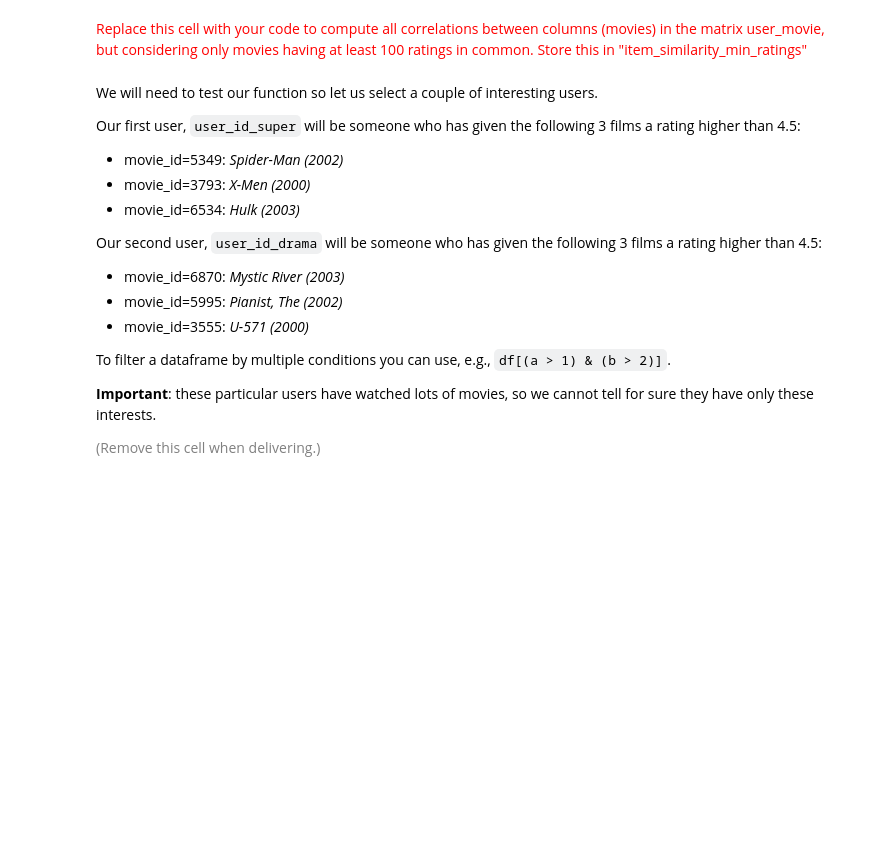
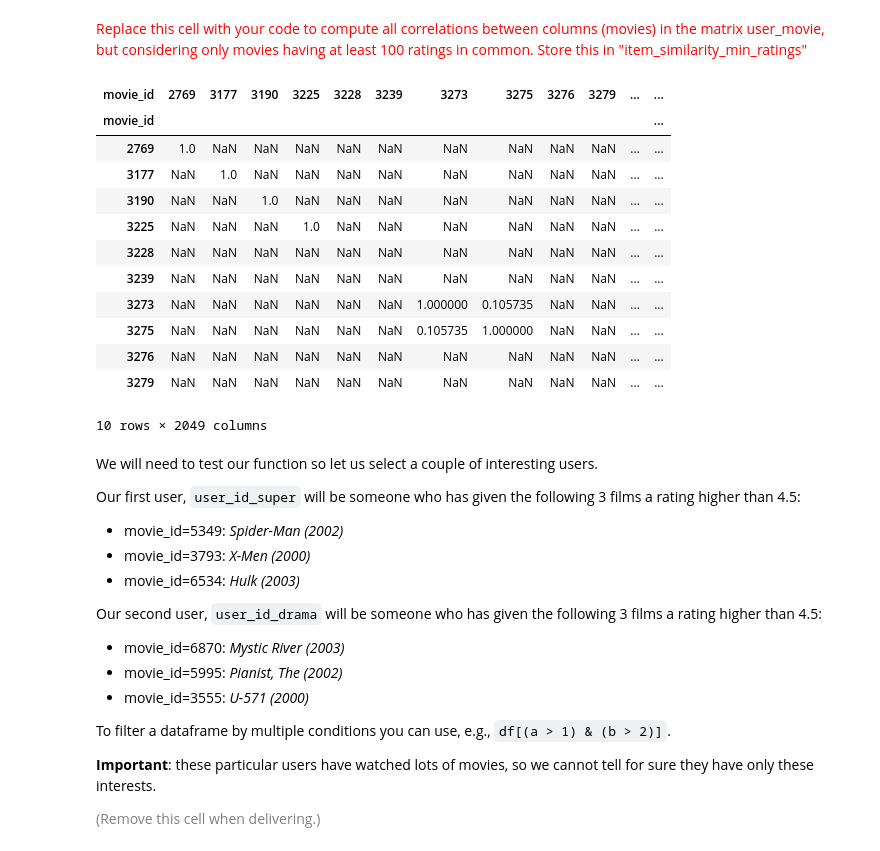
Before and after one commit to BernatQuintilla/data-mining-course, a Jupyter notebook: practicum/ps06/ps06_item_based_recsys.ipynb, the cells around one changed output. Saved outputs shown, nothing was run; the diff lists cells and outputs as text; code cells hidden in the pictures; blank space fills up the shorter version.

```diff
--- a/practicum/ps06/ps06_item_based_recsys.ipynb
+++ b/practicum/ps06/ps06_item_based_recsys.ipynb
@@ -527,6 +547,26 @@ This process will also take a few minutes. Print the first 5 rows of the resulti
 <font size="-1" color="gray">(Remove this cell when delivering.)</font>
 # %% [markdown]
 <font size="+1" color="red">Replace this cell with your code to compute all correlations between columns (movies) in the matrix user_movie, but considering only movies having at least 100 ratings in common. Store this in "item_similarity_min_ratings"</font>
+# %%
+# Compute all correlations between columns in user_movie with min_periods set to 100
+item_similarity_min_ratings = user_movie.corr(min_periods=100)
+
+# Print the first 5 rows of item_similarity_min_ratings
+item_similarity_min_ratings.head(10)
+# %% [output]
+| movie_id | 2769 | 3177 | 3190 | 3225 | 3228 | 3239 | 3273 | 3275 | 3276 | 3279 | ... | ... |
+| movie_id |  |  |  |  |  |  |  |  |  |  |  | ... |
+| 2769 | 1.0 | NaN | NaN | NaN | NaN | NaN | NaN | NaN | NaN | NaN | ... | ... |
+| 3177 | NaN | 1.0 | NaN | NaN | NaN | NaN | NaN | NaN | NaN | NaN | ... | ... |
+| 3190 | NaN | NaN | 1.0 | NaN | NaN | NaN | NaN | NaN | NaN | NaN | ... | ... |
+| 3225 | NaN | NaN | NaN | 1.0 | NaN | NaN | NaN | NaN | NaN | NaN | ... | ... |
+| 3228 | NaN | NaN | NaN | NaN | NaN | NaN | NaN | NaN | NaN | NaN | ... | ... |
+| 3239 | NaN | NaN | NaN | NaN | NaN | NaN | NaN | NaN | NaN | NaN | ... | ... |
+| 3273 | NaN | NaN | NaN | NaN | NaN | NaN | 1.000000 | 0.105735 | NaN | NaN | ... | ... |
+| 3275 | NaN | NaN | NaN | NaN | NaN | NaN | 0.105735 | 1.000000 | NaN | NaN | ... | ... |
+| 3276 | NaN | NaN | NaN | NaN | NaN | NaN | NaN | NaN | NaN | NaN | ... | ... |
+| 3279 | NaN | NaN | NaN | NaN | NaN | NaN | NaN | NaN | NaN | NaN | ... | ... |
+10 rows × 2049 columns
 # %% [markdown]
 We will need to test our function so let us select a couple of interesting users.
 
```
Also changed, not shown: parts of 7 cells of this notebook.
